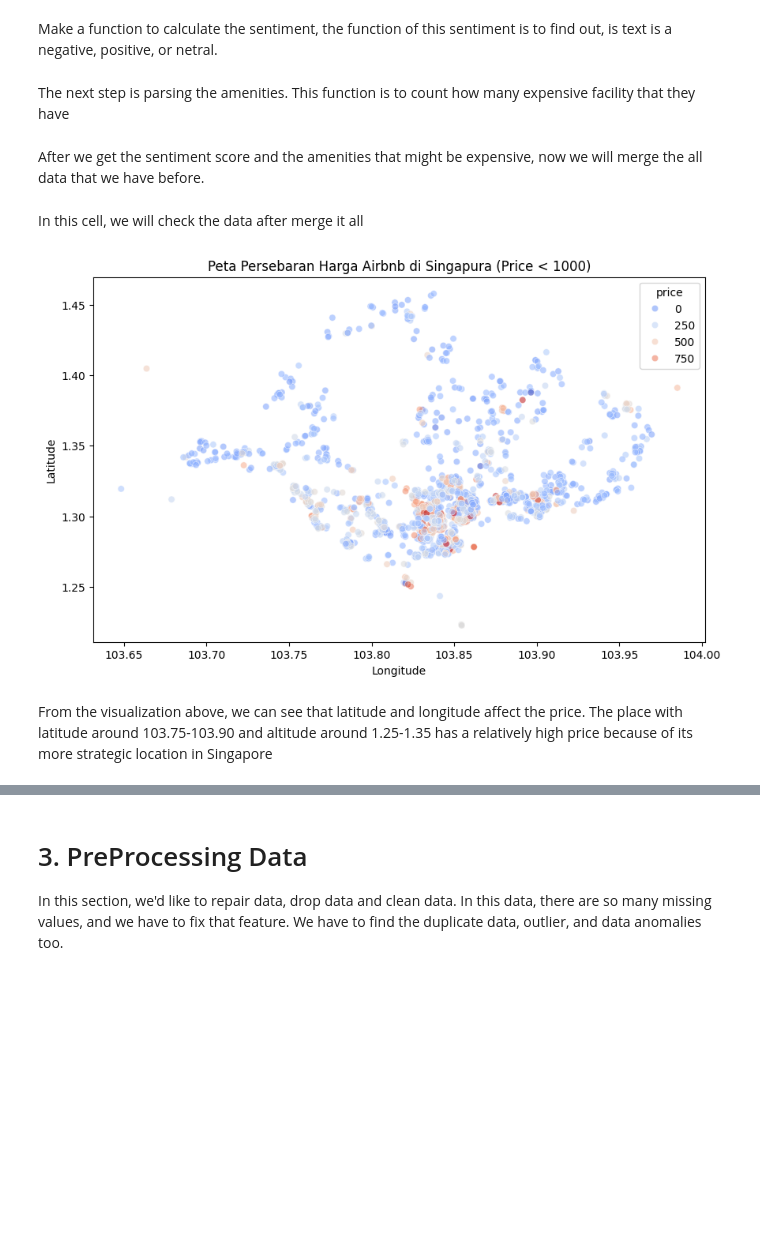
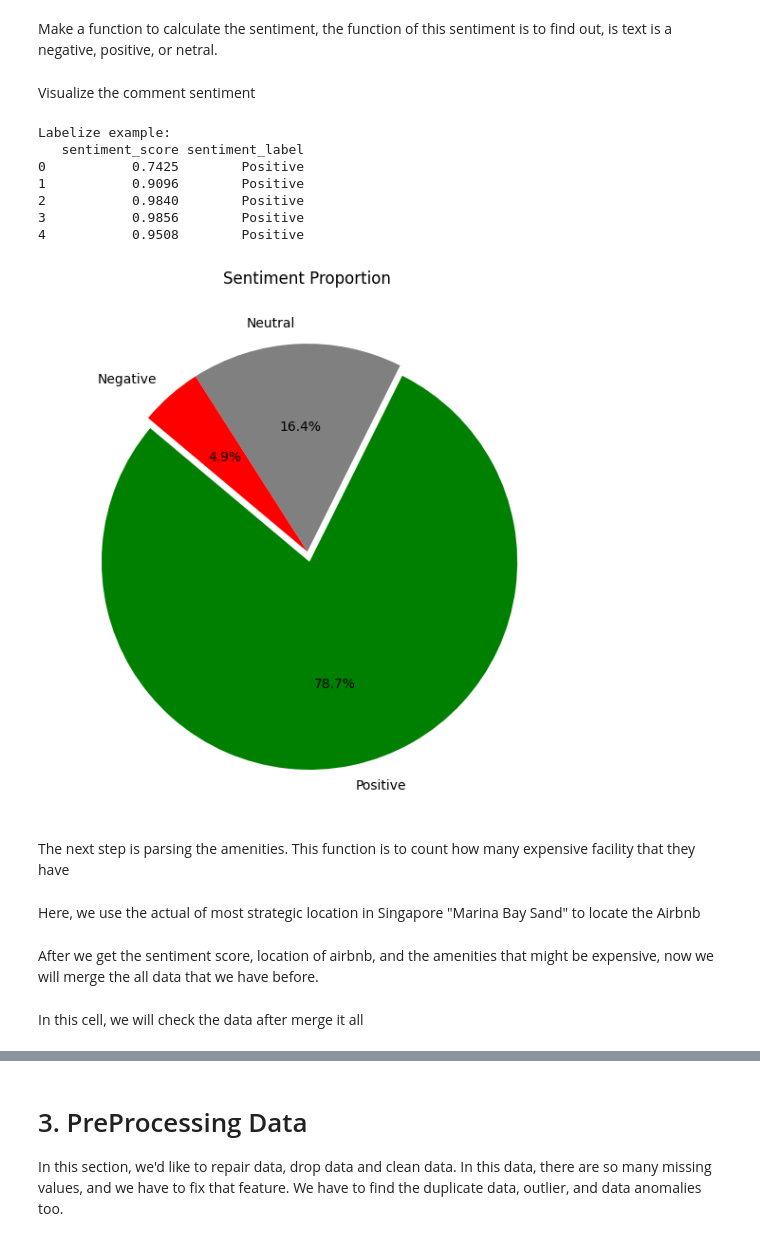
Before and after one commit to Jundannz/Airbnb-Price-Prediction, a Jupyter notebook: main.ipynb, the cells around one changed output, grey strips where cells are left out. Drawn from its saved outputs; the diff is of its cells as text; code cells hidden in the pictures; blank space fills up the shorter version.

```diff
--- a/main.ipynb
+++ b/main.ipynb
@@ -68,6 +68,49 @@ commentdf['sentiment_score'] = commentdf['comments'].apply(get_sentiment)
 
 comment_features = commentdf.groupby('id')['sentiment_score'].agg(['mean', 'count']).reset_index()
 comment_features.columns = ['id', 'sentiment_mean', 'review_count']
+# %% [markdown]
+Visualize the comment sentiment
+# %%
+def categorize_sentiment(score):
+    if score >= 0.05:
+        return 'Positive'
+    elif score <= -0.05:
+        return 'Negative'
+    else:
+        return 'Neutral'
+
+commentdf['sentiment_label'] = commentdf['sentiment_score'].apply(categorize_sentiment)
+
+
+print("Labelize example:")
+print(commentdf[['sentiment_score', 'sentiment_label']].head())
+
+plt.figure(figsize=(14, 6))
+
+plt.subplot(1, 2, 2)
+counts = commentdf['sentiment_label'].value_counts()
+
+plt.pie(
+    counts,
+    labels=counts.index,
+    autopct='%1.1f%%',
+    colors=['green' if x=='Positive' else 'gray' if x=='Neutral' else 'red' for x in counts.index],
+    startangle=140,
+    explode=(0.05, 0, 0)
+)
+plt.title("Sentiment Proportion")
+
+plt.tight_layout()
+plt.show()
+# %% [output]
+Labelize example:
+   sentiment_score sentiment_label
+0           0.7425        Positive
+1           0.9096        Positive
+2           0.9840        Positive
+3           0.9856        Positive
+4           0.9508        Positive
+[figure, added]
 # %% [markdown]
 The next step is parsing the amenities. This function is to count how many expensive facility that they have
 # %%
@@ -82,3 +125,5 @@ def parse_amenities(row):
     return pd.Series([has_pool, has_wifi, has_ac, has_gym, has_kitchen, count])
 
 airbnbdf[['has_pool', 'has_wifi', 'has_ac', 'has_gym', 'has_kitchen', 'amenities_count']] = airbnbdf['amenities'].apply(parse_amenities)
+# %% [markdown]
+Here, we use the actual of most strategic location in Singapore "Marina Bay Sand" to locate the Airbnb
@@ -85,5 +144,5 @@ airbnbdf[['has_pool', 'has_wifi', 'has_ac', 'has_gym', 'has_kitchen', 'amenities
 # %% [markdown]
-After we get the sentiment score and the amenities that might be expensive, now we will merge the all data that we have before.
+After we get the sentiment score, location of airbnb, and the amenities that might be expensive, now we will merge the all data that we have before.
 # %%
 def merge_all(main_df):
     df = pd.merge(main_df, airbnbdf, on='id', how='left')
@@ -96,23 +155,3 @@ train_merged = merge_all(traindf)
 test_merged = merge_all(testdf)
 # %% [markdown]
 In this cell, we will check the data after merge it all
-# %%
-plt.figure(figsize=(10, 6))
-subset_map = train_merged[train_merged['price'] < 1000]
-
-sns.scatterplot(
-    data=subset_map,
-    x='longitude',
-    y='latitude',
-    hue='price',
-    palette='coolwarm',
-    alpha=0.6
-)
-plt.title("Distribution of the Airbnb in the Singapore (Price < 1000)")
-plt.xlabel("Longitude")
-plt.ylabel("Latitude")
-plt.show()
-# %% [output]
-[figure, removed]
-# %% [markdown]
-From the visualization above, we can see that latitude and longitude affect the price. The place with latitude around 103.75-103.90 and altitude around 1.25-1.35 has a relatively high price because of its more strategic location in Singapore
```
Also changed, not shown: parts of 14 cells of this notebook, 2 other files.
